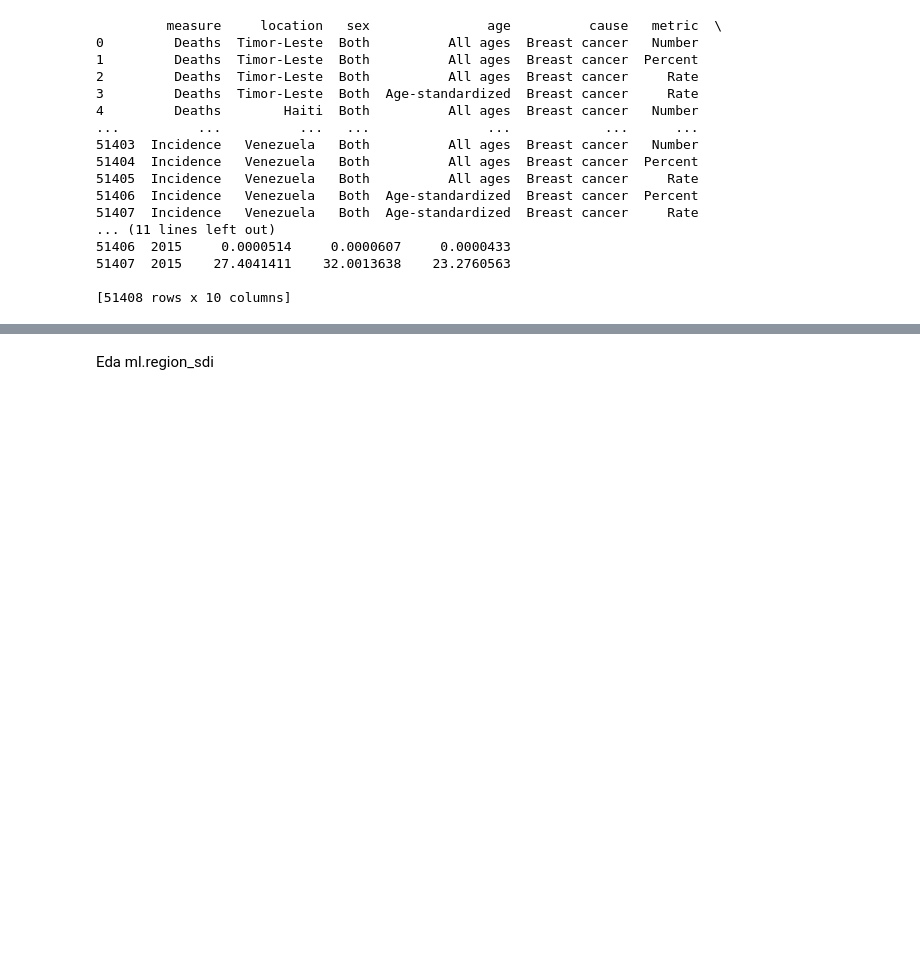
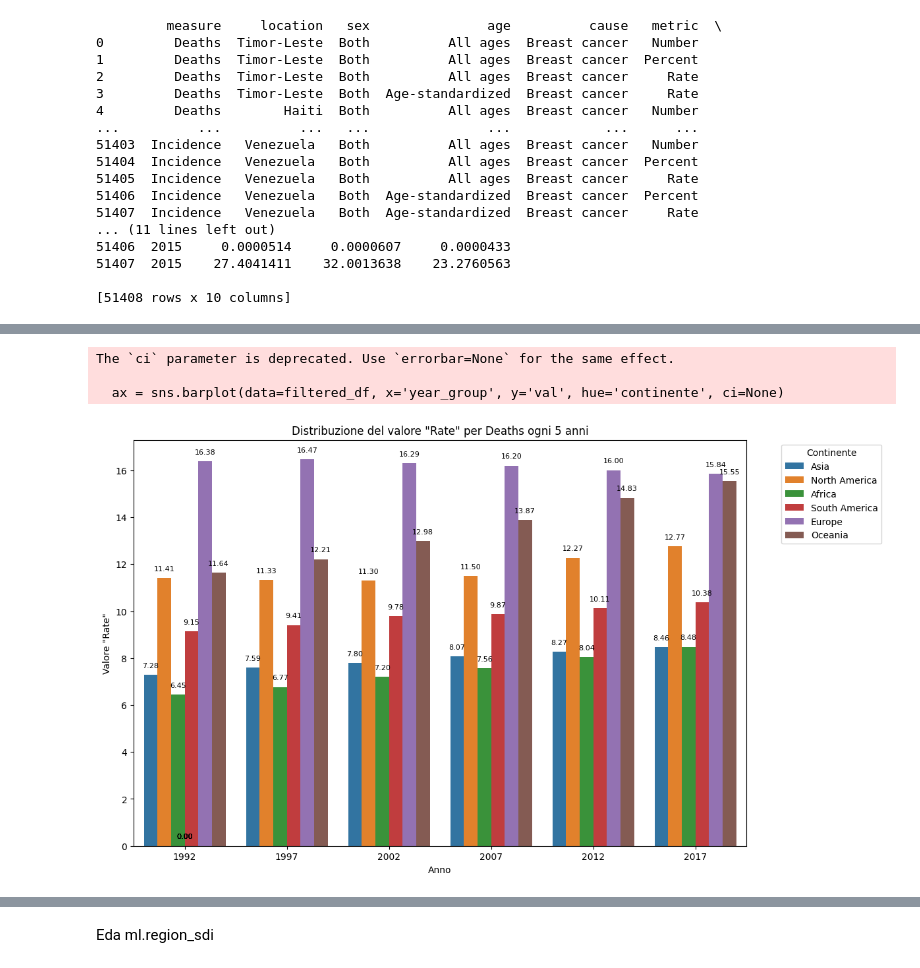
Before and after one commit to ArieleITSINCOM/ITSINCOM_Big_Data_PW2G2, a Jupyter notebook: Prova_EdaPW2.ipynb, the cells around one changed output, grey strips where cells are left out. Drawn from its saved outputs; the diff is of its cells as text; code cells hidden in the pictures; blank space fills up the shorter version.

```diff
--- a/Prova_EdaPW2.ipynb
+++ b/Prova_EdaPW2.ipynb
@@ -172,0 +403,52 @@ finally:
+# %%
+import matplotlib.pyplot as plt
+import seaborn as sns
+
+# Filtra il dataframe per le righe desiderate
+filtered_df = df[(df['metric'] == 'Rate') & (df['measure'] == 'Deaths')].copy()
+
+# Converti la colonna 'val' in tipo float
+filtered_df['val'] = filtered_df['val'].astype(float)
+
+# Converti la colonna 'year' in tipo numerico
+filtered_df['year'] = pd.to_numeric(filtered_df['year'], errors='coerce')
+
+# Rimuovi eventuali righe con 'NaN' nella colonna 'year'
+filtered_df = filtered_df.dropna(subset=['year'])
+
+# Crea intervalli di 5 anni utilizzando pd.cut
+min_year = 1990
+max_year = int(filtered_df['year'].max())
+bins = range(min_year, max_year + 6, 5)
+filtered_df.loc[:, 'year_group'] = pd.cut(filtered_df['year'], bins=bins, right=False)
+
+# Estrai il valore medio dall'intervallo
+filtered_df['year_group'] = filtered_df['year_group'].apply(lambda x: x.mid)
+
+# Converti la colonna 'year_group' in tipo int
+filtered_df['year_group'] = filtered_df['year_group'].astype(int)
+
+# Crea l'istogramma con sns.barplot utilizzando 'continente' al posto di 'location'
+plt.figure(figsize=(12, 8))
+ax = sns.barplot(data=filtered_df, x='year_group', y='val', hue='continente', ci=None)
+
+# Imposta i titoli e le etichette degli assi
+plt.title('Distribuzione del valore "Rate" per Deaths ogni 5 anni')
+plt.xlabel('Anno')
+plt.ylabel('Valore "Rate"')
+
+# Inserisci la legenda
+plt.legend(title='Continente', bbox_to_anchor=(1.05, 1), loc='upper left')
+
+# Aggiungi le cifre sopra le barre
+for p in ax.patches:
+    ax.annotate(f'{p.get_height():.2f}', (p.get_x() + p.get_width() / 2., p.get_height()),
+                ha='center', va='center', xytext=(0, 10), textcoords='offset points', fontsize=8)
+
+# Visualizza il grafico
+plt.show()
+# %% [output]
+The `ci` parameter is deprecated. Use `errorbar=None` for the same effect.
+
+  ax = sns.barplot(data=filtered_df, x='year_group', y='val', hue='continente', ci=None)
+[figure, added]
```
Also changed, not shown: parts of 4 cells of this notebook.
